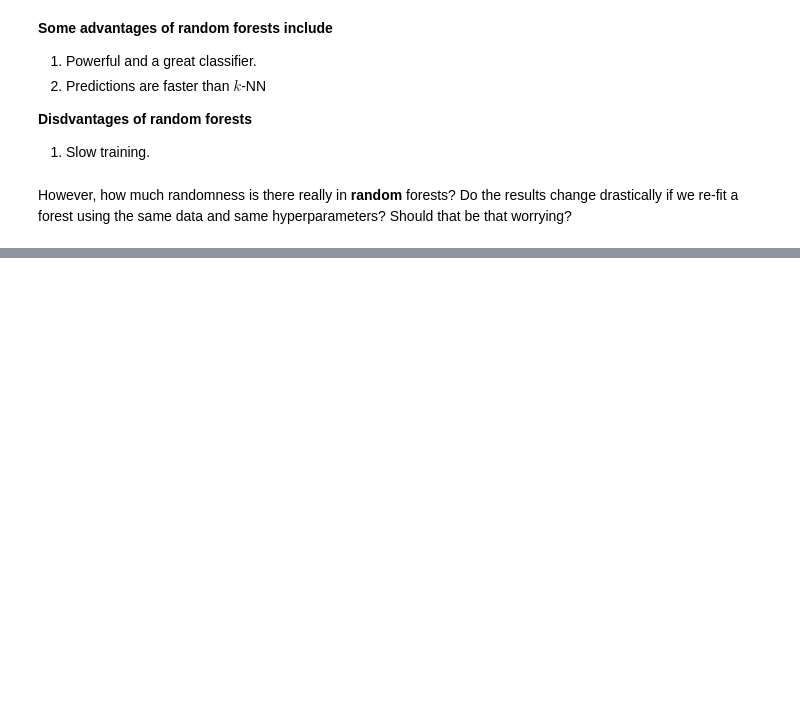
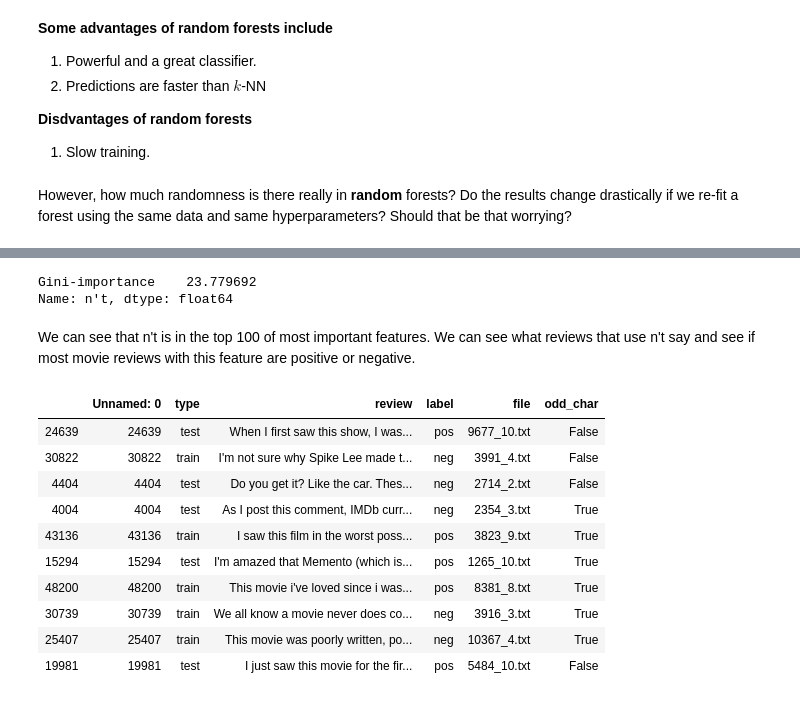
Before and after one commit to sedv8808/Python_basics, a Jupyter notebook: Random_Forest_SKLearn.ipynb, the cells around one changed output, grey strips where cells are left out. Saved outputs shown, nothing was run; the diff lists cells and outputs as text; code cells hidden in the pictures; blank space fills up the shorter version.

```diff
--- a/Random_Forest_SKLearn.ipynb
+++ b/Random_Forest_SKLearn.ipynb
@@ -249,0 +267,29 @@ plt.show()
+# %%
+pd.set_option('display.max_rows', 100)
+importance_equal = importances.sort_values(by='Gini-importance', ascending=False)
+#importance_equal[101:200]
+# %%
+# 'n't' is an important feature
+importance_equal.loc['n\'t']
+# %% [output]
+Gini-importance    23.779692
+Name: n't, dtype: float64
+# %% [markdown]
+We can see that n't is in the top 100 of most important features. We can see what reviews that use n't say and see if most movie reviews with this feature are positive or negative.
+# %%
+sub = 'n\'t'
+odd_char_df = imdb_df_subset
+odd_char_df["odd_char"]= odd_char_df["review"].str.find(sub) > 0
+odd_char_df.head(10)
+# %% [output]
+|  | Unnamed: 0 | type | review | label | file | odd_char |
+| 24639 | 24639 | test | When I first saw this show, I was... | pos | 9677_10.txt | False |
+| 30822 | 30822 | train | I'm not sure why Spike Lee made t... | neg | 3991_4.txt | False |
+| 4404 | 4404 | test | Do you get it? Like the car. Thes... | neg | 2714_2.txt | False |
+| 4004 | 4004 | test | As I post this comment, IMDb curr... | neg | 2354_3.txt | True |
+| 43136 | 43136 | train | I saw this film in the worst poss... | pos | 3823_9.txt | True |
+| 15294 | 15294 | test | I'm amazed that Memento (which is... | pos | 1265_10.txt | True |
+| 48200 | 48200 | train | This movie i've loved since i was... | pos | 8381_8.txt | True |
+| 30739 | 30739 | train | We all know a movie never does co... | neg | 3916_3.txt | True |
+| 25407 | 25407 | train | This movie was poorly written, po... | neg | 10367_4.txt | True |
+| 19981 | 19981 | test | I just saw this movie for the fir... | pos | 5484_10.txt | False |
```
Also changed, not shown: parts of 27 cells of this notebook, 2 other files.
